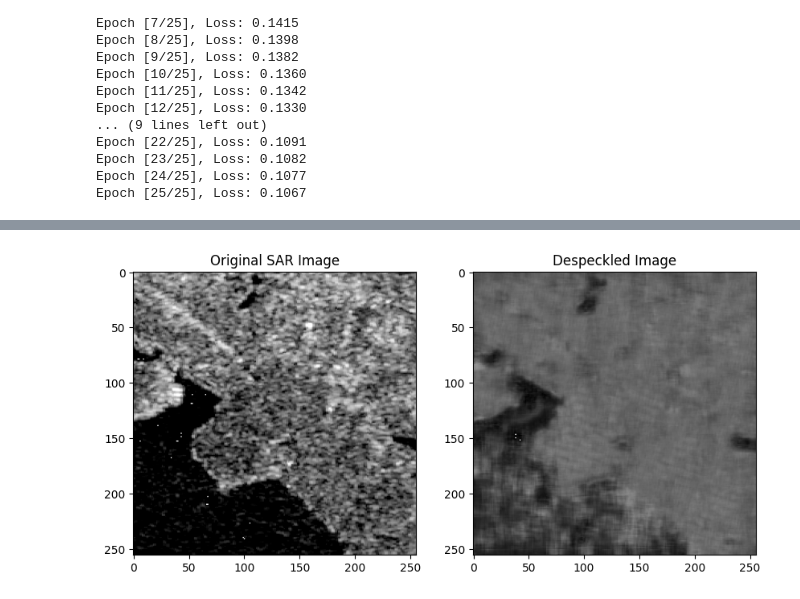
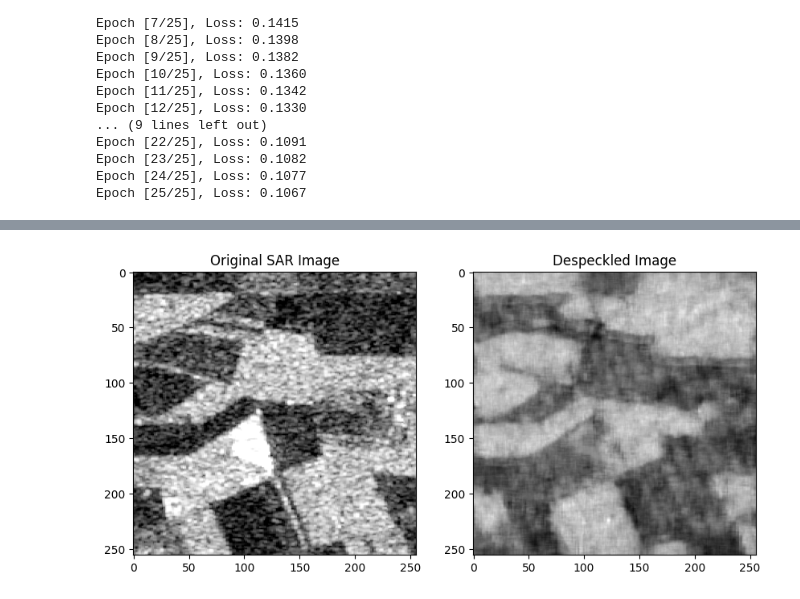
Before and after one commit to majumdersubhanu/SARColorization, a Jupyter notebook: despeckling.ipynb, the cells around one changed output, grey strips where cells are left out. Saved outputs shown, nothing was run; the diff lists cells and outputs as text; code cells hidden in the pictures.

Commit message:
upscaling and despeckling priliminary models trained

```diff
--- a/despeckling.ipynb
+++ b/despeckling.ipynb
@@ -262,32 +261,35 @@ transform = transforms.Compose(
         transforms.ToTensor(),  # Convert images to PyTorch tensors
         transforms.Normalize((0.5,), (0.5,)),  # Normalize images to [-1, 1]
     ]
 )
 
 # Load and preprocess the test image
-image_path = "data/v_2/grassland/s1/ROIs1970_fall_s1_115_p100.png"
+image_path = "data/v_2/agri/s1/ROIs1868_summer_s1_59_p10.png"
 sar_image = Image.open(image_path).convert("L")
 sar_image = transform(sar_image).unsqueeze(0).to(device)
 
 # Perform inference
 with torch.no_grad():
     output = model(sar_image)
 
 # Post-process and visualize the result
 output_image = output.squeeze(0).cpu().numpy().squeeze(0)
 output_image = (
     output_image * 0.5 + 0.5
 ) * 255  # De-normalize and scale back to [0, 255]
 output_image = output_image.astype("uint8")
 
 plt.figure(figsize=(10, 5))
 plt.subplot(1, 2, 1)
 plt.title("Original SAR Image")
 plt.imshow(sar_image.cpu().squeeze(0).squeeze(0).numpy() * 0.5 + 0.5, cmap="gray")
 
 plt.subplot(1, 2, 2)
 plt.title("Despeckled Image")
 plt.imshow(output_image, cmap="gray")
 plt.show()
+
+output_image_pil = Image.fromarray(output_image)
+output_image_pil.save("models/despeckled_output.png")
 # %% [output]
-[figure, old version]
+[figure, new version]
```
Also changed, not shown: parts of 1 cell of this notebook, 1 other file.
